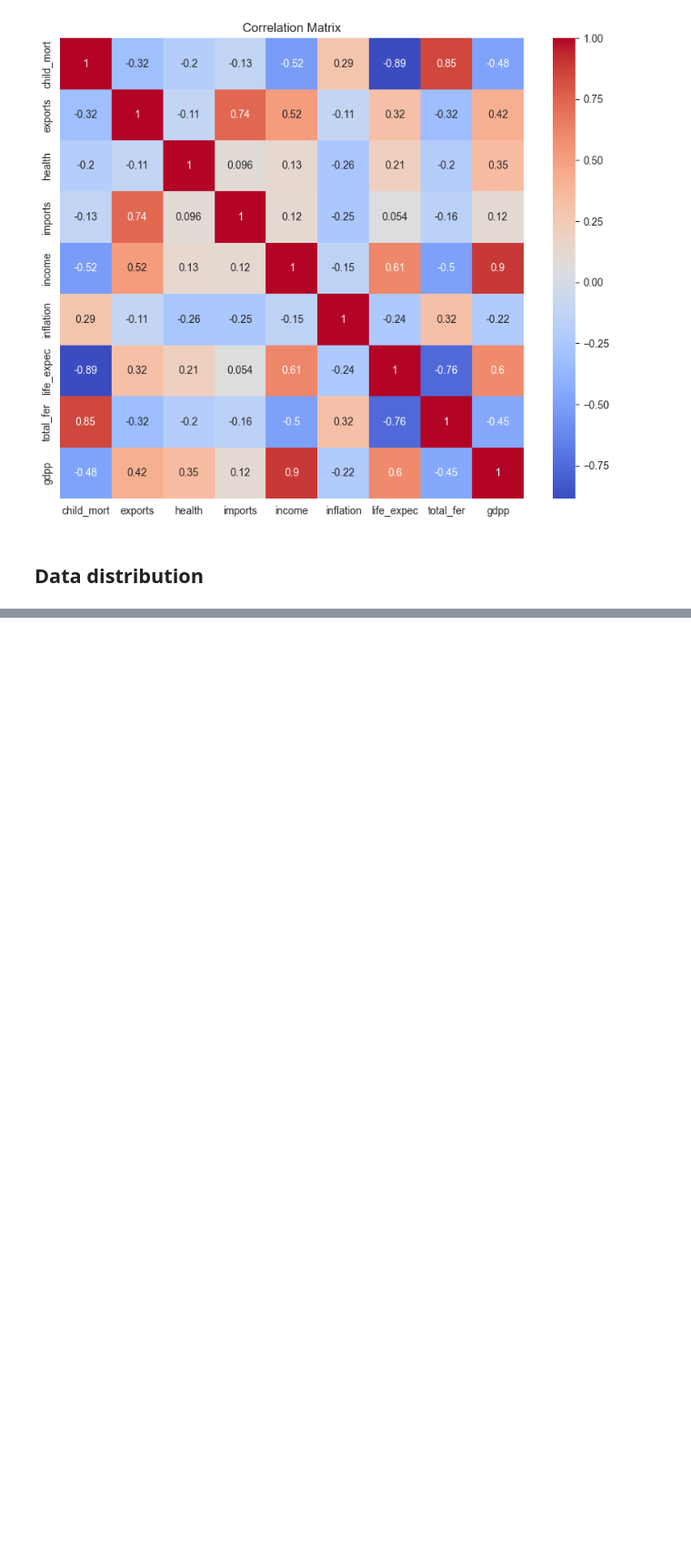
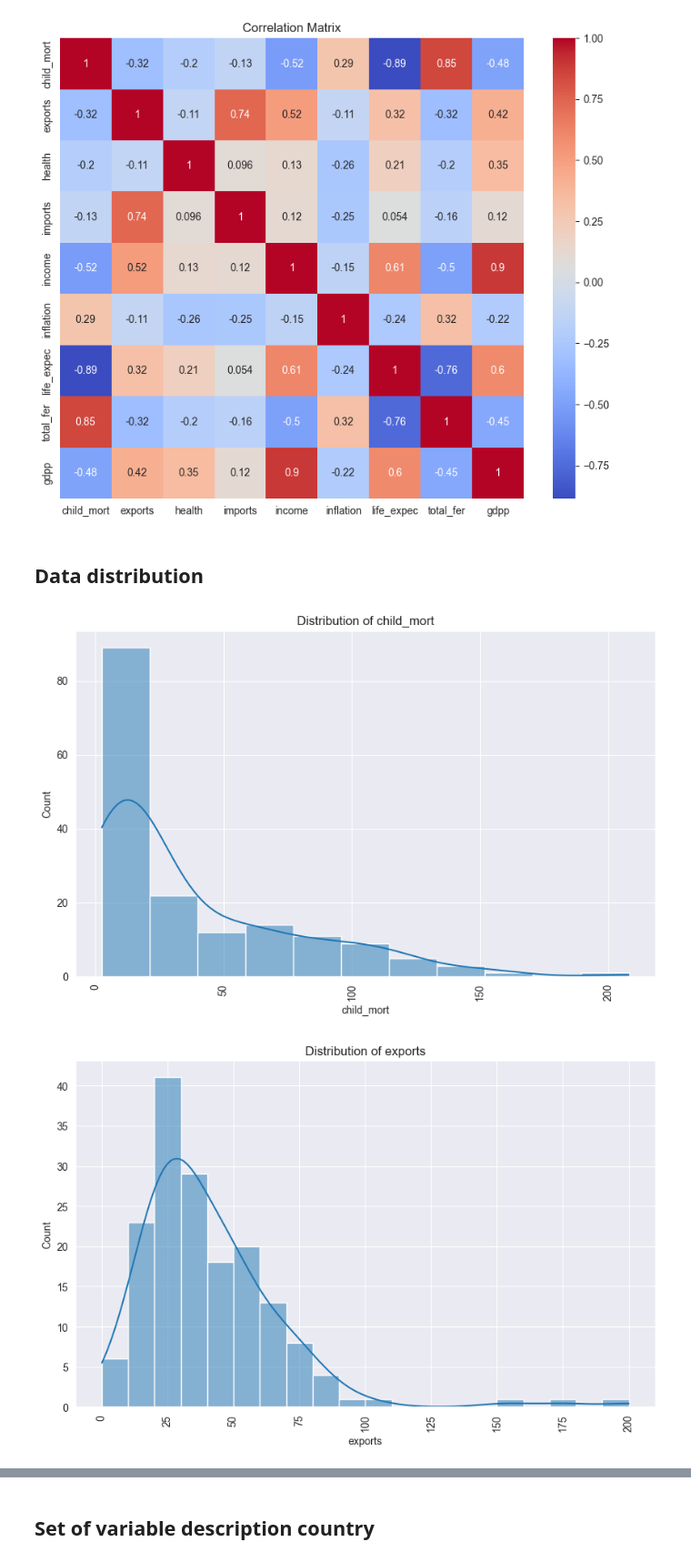
Before and after one commit to Trikzy7/DATA832_Country_Class, a Jupyter notebook: presentation.ipynb, the cells around one changed output, grey strips where cells are left out. Shown at 91% size. Cells and saved outputs as stored; diff of their text form; code cells hidden in the pictures; blank space fills up the shorter version.

Commit message:
[FEATURE] Data Distribution

```diff
--- a/presentation.ipynb
+++ b/presentation.ipynb
@@ -87,3 +87,21 @@ plt.show()
 [figure]
 # %% [markdown]
 ## Data distribution
+# %%
+# Set 'country' as index
+df.set_index('country', inplace=True)
+
+# Get the list of features
+features = df.columns
+
+# Create a histplot for each feature
+for feature in features:
+    if feature != 'country':  # Assuming 'country' is a non-numeric column
+        plt.figure(figsize=(10,6))
+        sns.histplot(df[feature], kde=True)
+        plt.title(f'Distribution of {feature}')
+        plt.xticks(rotation=90)  # Rotate x-axis labels for better visibility
+        plt.show()
+# %% [output]
+[figure, added]
+[figure, added]
@@ -89,0 +115,2 @@ plt.show()
+# %% [markdown]
+## Set of variable description country
```
Also changed, not shown: parts of 4 cells of this notebook.
